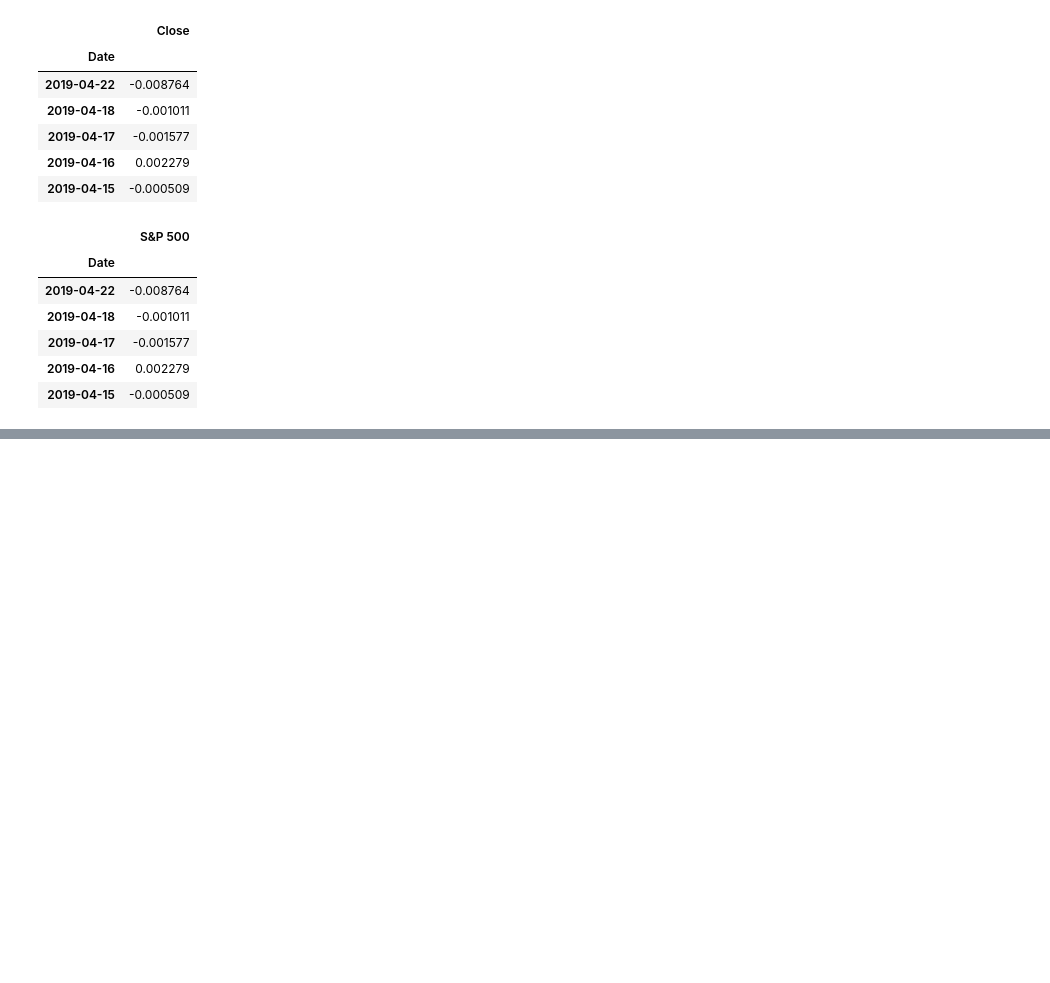
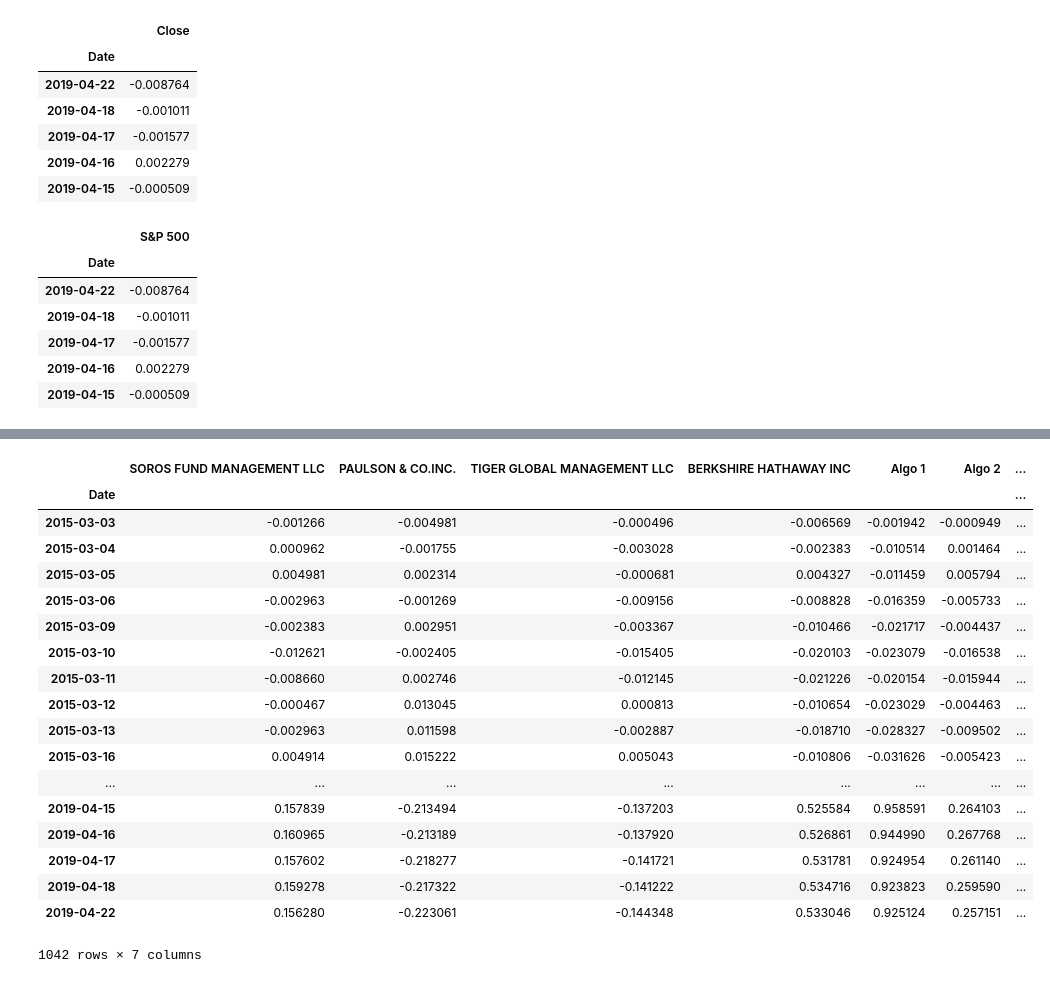
Before and after one commit to agalakt/pandas-homework, a Jupyter notebook: whaling_analysis_pandas.ipynb, the cells around one changed output, grey strips where cells are left out. Drawn from its saved outputs; the diff is of its cells as text; code cells hidden in the pictures; blank space fills up the shorter version.

```diff
--- a/whaling_analysis_pandas.ipynb
+++ b/whaling_analysis_pandas.ipynb
@@ -154,0 +154,22 @@ concat_df
+# %%
+cumulative_returns
+# %% [output]
+|  | SOROS FUND MANAGEMENT LLC | PAULSON & CO.INC. | TIGER GLOBAL MANAGEMENT LLC | BERKSHIRE HATHAWAY INC | Algo 1 | Algo 2 | ... |
+| Date |  |  |  |  |  |  | ... |
+| 2015-03-03 | -0.001266 | -0.004981 | -0.000496 | -0.006569 | -0.001942 | -0.000949 | ... |
+| 2015-03-04 | 0.000962 | -0.001755 | -0.003028 | -0.002383 | -0.010514 | 0.001464 | ... |
+| 2015-03-05 | 0.004981 | 0.002314 | -0.000681 | 0.004327 | -0.011459 | 0.005794 | ... |
+| 2015-03-06 | -0.002963 | -0.001269 | -0.009156 | -0.008828 | -0.016359 | -0.005733 | ... |
+| 2015-03-09 | -0.002383 | 0.002951 | -0.003367 | -0.010466 | -0.021717 | -0.004437 | ... |
+| 2015-03-10 | -0.012621 | -0.002405 | -0.015405 | -0.020103 | -0.023079 | -0.016538 | ... |
+| 2015-03-11 | -0.008660 | 0.002746 | -0.012145 | -0.021226 | -0.020154 | -0.015944 | ... |
+| 2015-03-12 | -0.000467 | 0.013045 | 0.000813 | -0.010654 | -0.023029 | -0.004463 | ... |
+| 2015-03-13 | -0.002963 | 0.011598 | -0.002887 | -0.018710 | -0.028327 | -0.009502 | ... |
+| 2015-03-16 | 0.004914 | 0.015222 | 0.005043 | -0.010806 | -0.031626 | -0.005423 | ... |
+| ... | ... | ... | ... | ... | ... | ... | ... |
+| 2019-04-15 | 0.157839 | -0.213494 | -0.137203 | 0.525584 | 0.958591 | 0.264103 | ... |
+| 2019-04-16 | 0.160965 | -0.213189 | -0.137920 | 0.526861 | 0.944990 | 0.267768 | ... |
+| 2019-04-17 | 0.157602 | -0.218277 | -0.141721 | 0.531781 | 0.924954 | 0.261140 | ... |
+| 2019-04-18 | 0.159278 | -0.217322 | -0.141222 | 0.534716 | 0.923823 | 0.259590 | ... |
+| 2019-04-22 | 0.156280 | -0.223061 | -0.144348 | 0.533046 | 0.925124 | 0.257151 | ... |
+1042 rows × 7 columns
```
Also changed, not shown: parts of 3 cells of this notebook.
